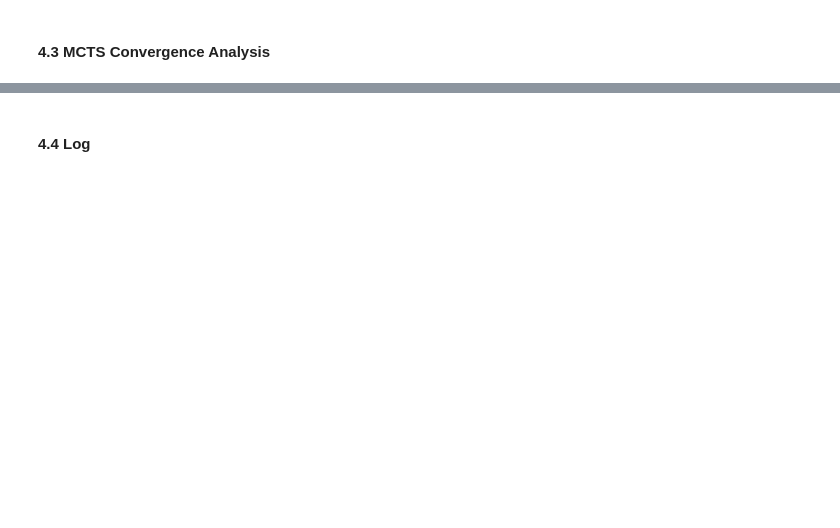
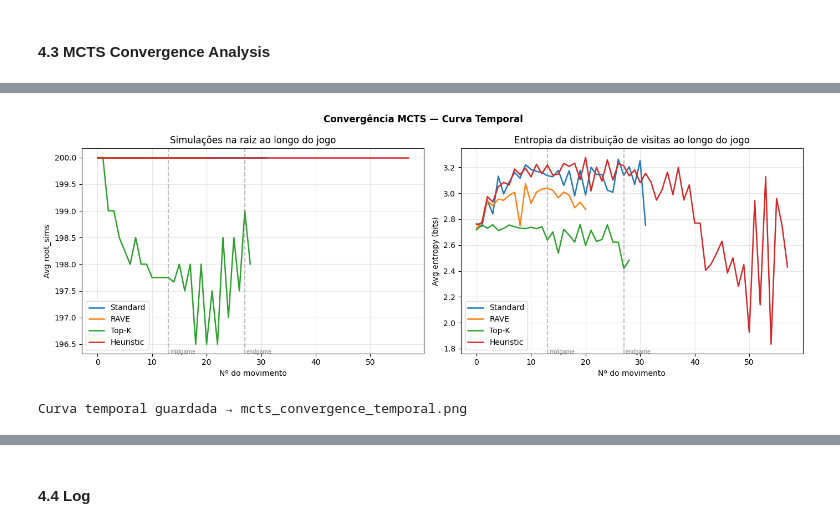
Before and after one commit to PFerreira12/MCTS-Decision-Trees, a Jupyter notebook: PopOut_MCTS_DecisionTrees.ipynb, the cells around one changed output, grey strips where cells are left out. Cells and saved outputs as stored; diff of their text form; code cells hidden in the pictures; blank space fills up the shorter version.

```diff
--- a/PopOut_MCTS_DecisionTrees.ipynb
+++ b/PopOut_MCTS_DecisionTrees.ipynb
@@ -354,6 +386,9 @@ class MCTSTopK(MCTS):
                 key=lambda ch: ch.uct_score(self.c), reverse=True
             )
             node.children = node.children[: self.k]
+            # Opção A: garante que child sobrevive ao pruning
+            if child not in node.children:
+                child = node.children[0]
         return child
 
     def _select(self, node: MCTSNode) -> MCTSNode:
@@ -864,76 +1060,63 @@ print(df_tournament[cols_show].to_string(index=False))
 # %% [markdown]
 #### 4.3 MCTS Convergence Analysis
 # %%
-# ══════════════════════════════════════════════════════════════════════════
-# 4.3  Análise de Convergência MCTS
-#      – tabela de avg sims/move com classificação automática
-#      – curva de convergência temporal (sims e entropia ao longo do jogo)
-# ══════════════════════════════════════════════════════════════════════════
+def convergence_analysis(
 
-def convergence_analysis(
-    strategies: dict,
+strategy_factories: dict,
+# era: strategies: dict
     n_diagnostic_games: int = 4,
 ) -> pd.DataFrame:
     """
-    Para cada estratégia:
-      1. Corre n_diagnostic_games jogos de self-play (agente vs ele próprio)
-      2. Recolhe root_sims, n_children e entropy por movimento
-      3. Agrega por fase (opening / midgame / endgame) e por índice de movimento
-         (para a curva temporal)
-      4. Classifica a convergência: High / Moderate / Low
-
-    Devolve DataFrame com uma linha por estratégia e a curva temporal em dict.
+    Correcções aplicadas:
+      [C1] Dois agentes independentes por jogo (era o mesmo objecto
+           a jogar contra si próprio — self.root partilhado)
+      [C2] Trim do 1º movimento nos tempos, consistente com torneio
+      [C3] Aceita factories em vez de instâncias
     """
     results = {}
 
-    for name, agent in strategies.items():
+    for name, factory in strategy_factories.items():
         print(f'  Convergence probe: {name} ({n_diagnostic_games} games)...',
               end=' ', flush=True)
         all_logs = []
 
         for _ in range(n_diagnostic_games):
-            res = run_game_detailed(agent, agent)
+            # [C1] dois objectos distintos — raízes MCTS independentes
+            agent_p1 = factory()
+            agent_p2 = factory()
+            res = run_game_detailed(agent_p1, agent_p2)
             all_logs.extend(res['move_log'])
 
         df_log = pd.DataFrame(all_logs)
         df_log = df_log.dropna(subset=['root_sims', 'entropy'])
 
-        avg_sims    = df_log['root_sims'].mean()
-        avg_entropy = df_log['entropy'].mean()
-        avg_children= df_log['n_children'].mean()
+        avg_sims     = df_log['root_sims'].mean()
+        avg_entropy  = df_log['entropy'].mean()
+        avg_children = df_log['n_children'].mean()
 
-        # Classificação automática de convergência
-        # (calibrada para MCTS com 200 iterações em PopOut 6×7)
-        if avg_sims >= 180:
-            convergence = 'High'
-        elif avg_sims >= 120:
-            convergence = 'Moderate'
-        else:
-            convergence = 'Low'
+        # Classificação de convergência (calibrada para 200 iter / PopOut 6×7)
+        if avg_sims >= 180:   convergence = 'High'
+        elif avg_sims >= 120: convergence = 'Moderate'
+        else:                 convergence = 'Low'
 
-        # Agregação por fase
         phase_stats = (
-            df_log.groupby('phase')[['root_sims','entropy','n_children']]
+            df_log.groupby('phase')[['root_sims', 'entropy', 'n_children']]
             .mean().round(2)
         )
-
-        # Curva temporal: média de sims e entropia por índice de movimento
         temporal = (
-            df_log.groupby('move_number')[['root_sims','entropy']]
-            .mean()
+            df_log.groupby('move_number')[['root_sims', 'entropy']].mean()
         )
 
         results[name] = {
-            'avg_sims'     : round(avg_sims,    1),
-            'avg_entropy'  : round(avg_entropy, 3),
-            'avg_children' : round(avg_children,1),
-            'convergence'  : convergence,
-            'phase_stats'  : phase_stats,
-            'temporal'     : temporal,
+            'avg_sims'    : round(avg_sims,    1),
+            'avg_entropy' : round(avg_entropy, 3),
+            'avg_children': round(avg_children,1),
+            'convergence' : convergence,
+            'phase_stats' : phase_stats,
+            'temporal'    : temporal,
         }
         print(f'done  [avg_sims={avg_sims:.0f}  entropy={avg_entropy:.3f}  → {convergence}]')
 
-    # Tabela resumo
     summary = pd.DataFrame([
         {
             'Strategy'    : name,
@@ -948,8 +1131,11 @@ def convergence_analysis(
     return summary, results
 
 
+# ── Execução ──────────────────────────────────────────────────────────────
 print('\n=== Análise de Convergência ===')
-df_convergence, conv_details = convergence_analysis(strategies, n_diagnostic_games=4)
+df_convergence, conv_details = convergence_analysis(
+    strategy_factories, n_diagnostic_games=4
+)
 print(df_convergence.to_string())
 
 
@@ -997,3 +1183,4 @@ plt.tight_layout()
 plt.savefig('mcts_phase_heatmaps.png', dpi=150, bbox_inches='tight')
 plt.show()
 print('Heatmaps por fase guardados → mcts_phase_heatmaps.png')
+# %% [output]
@@ -999,0 +1198,2 @@ print('Heatmaps por fase guardados → mcts_phase_heatmaps.png')
+[figure, added]
+Curva temporal guardada → mcts_convergence_temporal.png
```
Also changed, not shown: parts of 16 cells of this notebook, 8 other files.
